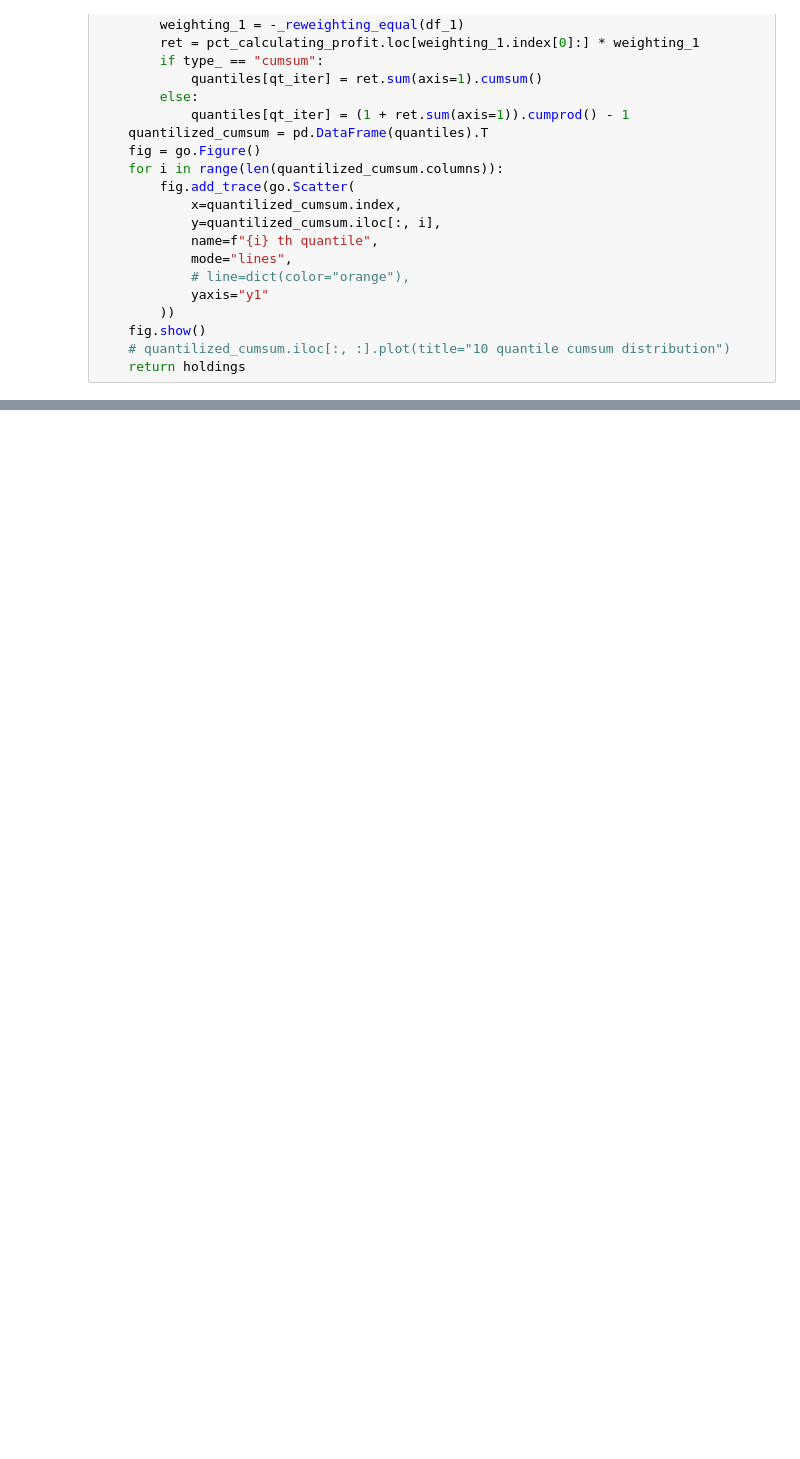
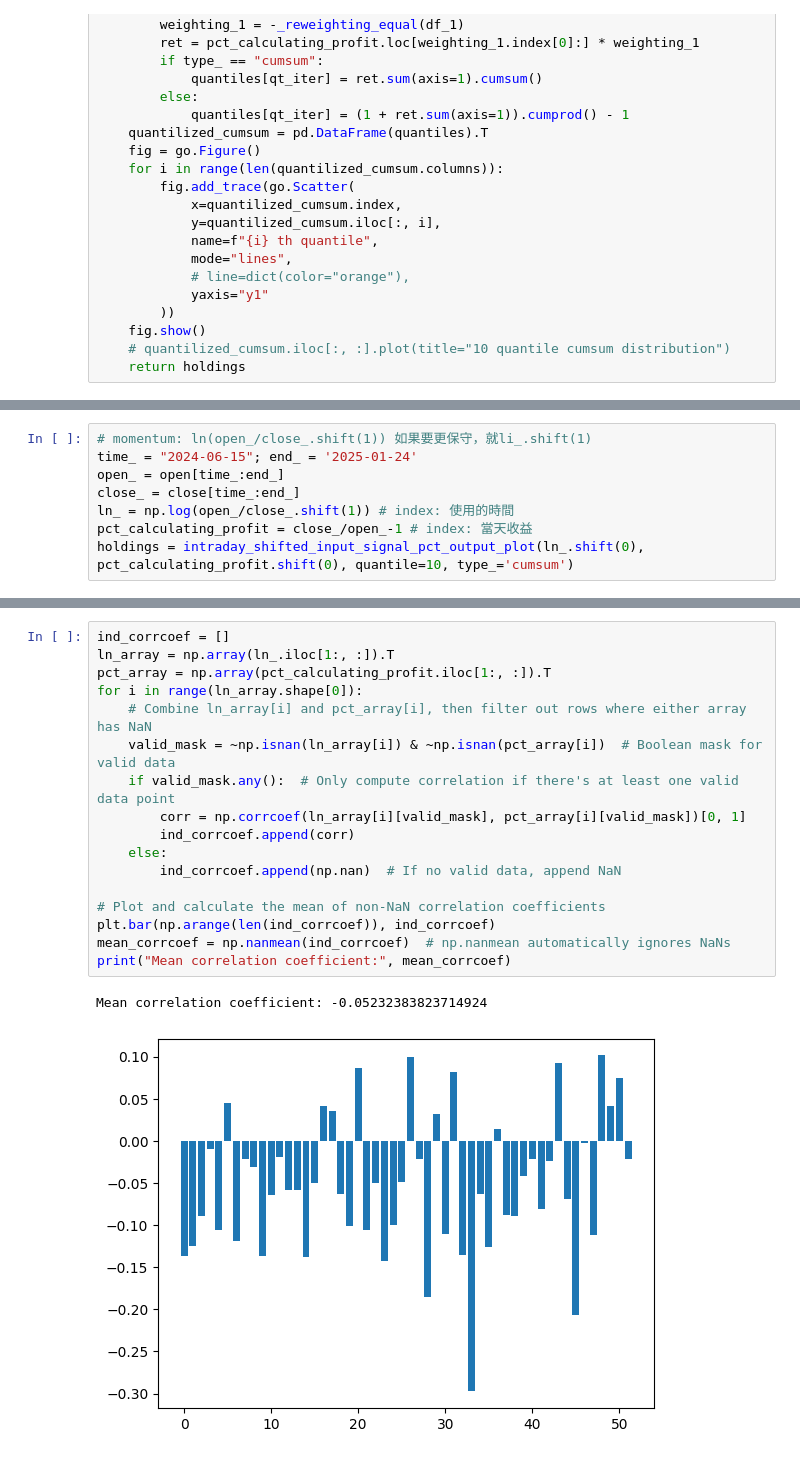
Before and after one commit to tsungyou/2025, a Jupyter notebook: st/hk_var.ipynb, the cells around one changed output, grey strips where cells are left out. Cells and saved outputs as stored; diff of their text form; blank space fills up the shorter version.

```diff
--- a/st/hk_var.ipynb
+++ b/st/hk_var.ipynb
@@ -111,0 +280,8 @@ close_.iloc[-1][holdings.iloc[-2]], holdings.iloc[-1]
+# %%
+# momentum: ln(open_/close_.shift(1)) 如果要更保守，就li_.shift(1)
+time_ = "2024-06-15"; end_ = '2025-01-24'
+open_ = open[time_:end_]
+close_ = close[time_:end_]
+ln_ = np.log(open_/close_.shift(1)) # index: 使用的時間
+pct_calculating_profit = close_/open_-1 # index: 當天收益
+holdings = intraday_shifted_input_signal_pct_output_plot(ln_.shift(0), pct_calculating_profit.shift(0), quantile=10, type_='cumsum')
@@ -111,0 +380,20 @@ close_.iloc[-1][holdings.iloc[-2]], holdings.iloc[-1]
+# %%
+ind_corrcoef = []
+ln_array = np.array(ln_.iloc[1:, :]).T
+pct_array = np.array(pct_calculating_profit.iloc[1:, :]).T
+for i in range(ln_array.shape[0]):
+    # Combine ln_array[i] and pct_array[i], then filter out rows where either array has NaN
+    valid_mask = ~np.isnan(ln_array[i]) & ~np.isnan(pct_array[i])  # Boolean mask for valid data
+    if valid_mask.any():  # Only compute correlation if there's at least one valid data point
+        corr = np.corrcoef(ln_array[i][valid_mask], pct_array[i][valid_mask])[0, 1]
+        ind_corrcoef.append(corr)
+    else:
+        ind_corrcoef.append(np.nan)  # If no valid data, append NaN
+
+# Plot and calculate the mean of non-NaN correlation coefficients
+plt.bar(np.arange(len(ind_corrcoef)), ind_corrcoef)
+mean_corrcoef = np.nanmean(ind_corrcoef)  # np.nanmean automatically ignores NaNs
+print("Mean correlation coefficient:", mean_corrcoef)
+# %% [output]
+Mean correlation coefficient: -0.05232383823714924
+[figure, added]
```
Also changed, not shown: parts of 21 cells of this notebook, 9 other files.
